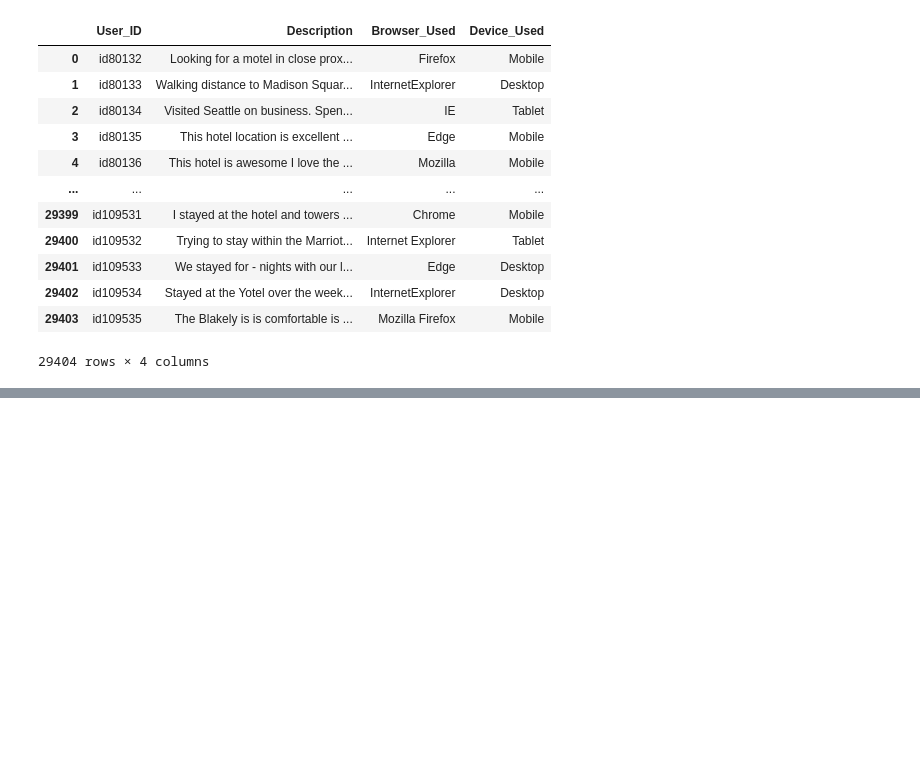
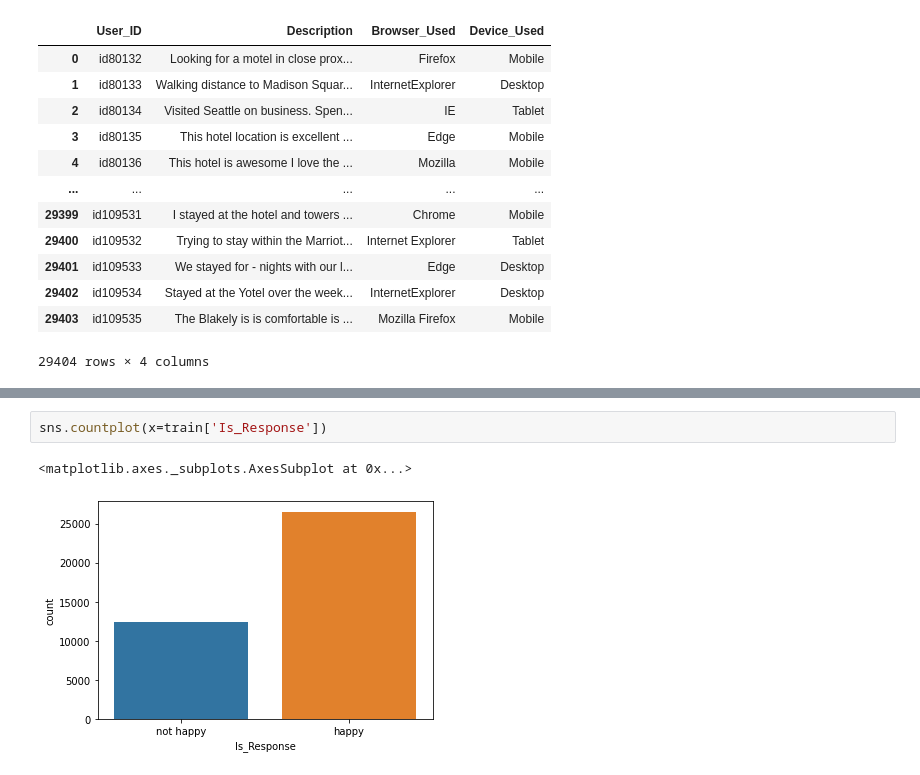
Before and after one commit to namanjain0531/FlipRobotech, a Jupyter notebook: Assignment_8.ipynb, the cells around one changed output, grey strips where cells are left out. Saved outputs shown, nothing was run; the diff lists cells and outputs as text; blank space fills up the shorter version.

```diff
--- a/Assignment_8.ipynb
+++ b/Assignment_8.ipynb
@@ -138,0 +65,5 @@ array(['not happy', 'happy', 'not happy', ..., 'happy', 'happy', 'happy'],
+# %%
+sns.countplot(x=train['Is_Response'])
+# %% [output]
+<matplotlib.axes._subplots.AxesSubplot at 0x...>
+[figure, added]
```
Also changed, not shown: parts of 38 cells of this notebook.
